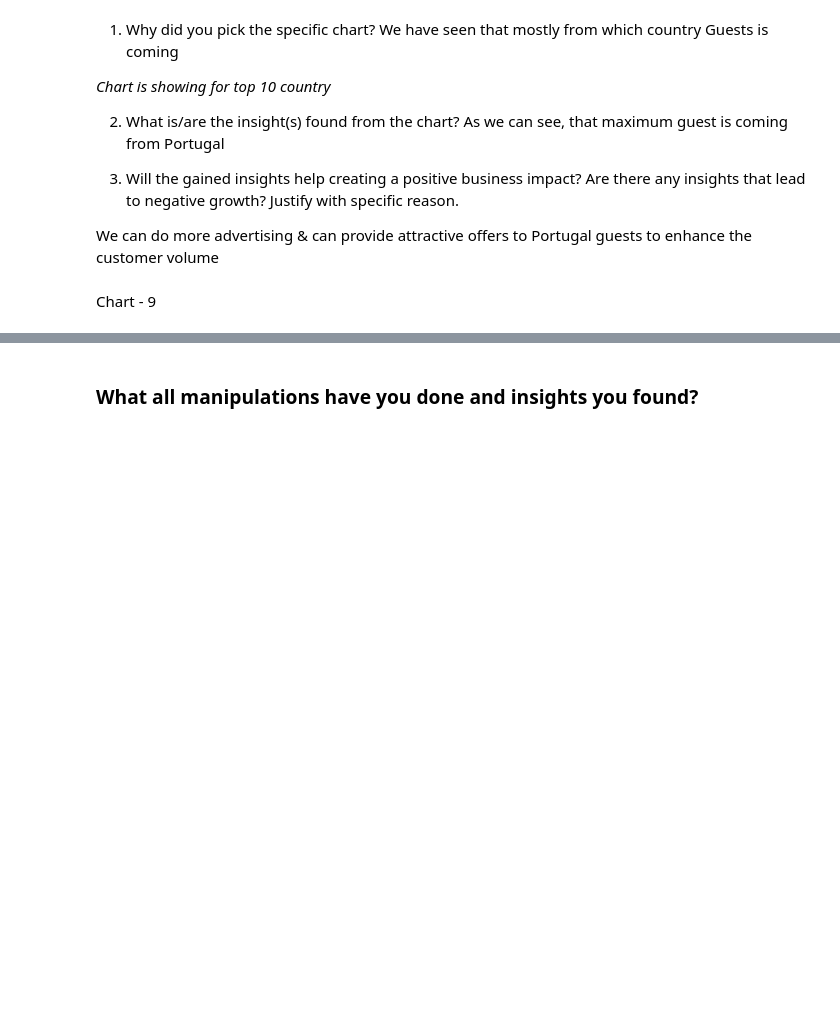
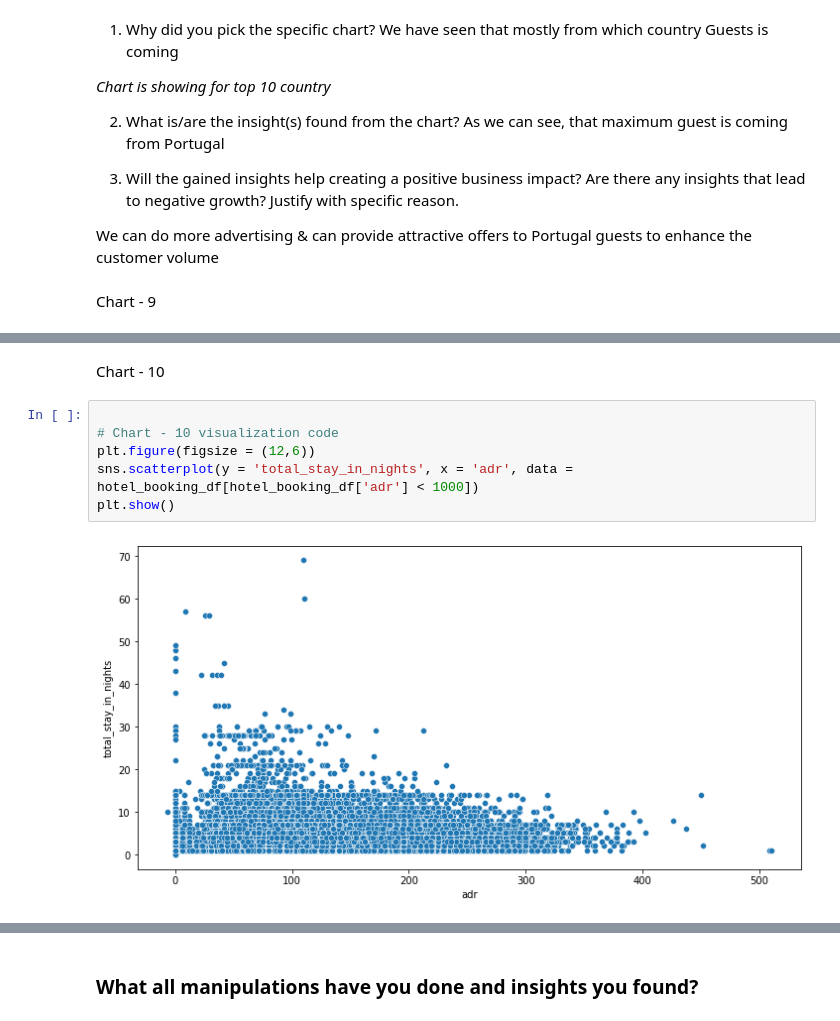
Before and after one commit to Biplobdas1999/EDA-Capstone-project, a Jupyter notebook: Sample_EDA_Submission_Template.ipynb, the cells around one changed output, grey strips where cells are left out. Saved outputs shown, nothing was run; the diff lists cells and outputs as text; blank space fills up the shorter version.

```diff
--- a/Sample_EDA_Submission_Template.ipynb
+++ b/Sample_EDA_Submission_Template.ipynb
@@ -858,0 +889,10 @@ print(f"Poor Netwok States are {list(poor_network_states)} and Network needs to
+# %% [markdown]
+Chart - 10
+# %%
+
+# Chart - 10 visualization code
+plt.figure(figsize = (12,6))
+sns.scatterplot(y = 'total_stay_in_nights', x = 'adr', data = hotel_booking_df[hotel_booking_df['adr'] < 1000])
+plt.show()
+# %% [output]
+[figure, added]
```
Also changed, not shown: parts of 136 cells of this notebook.
